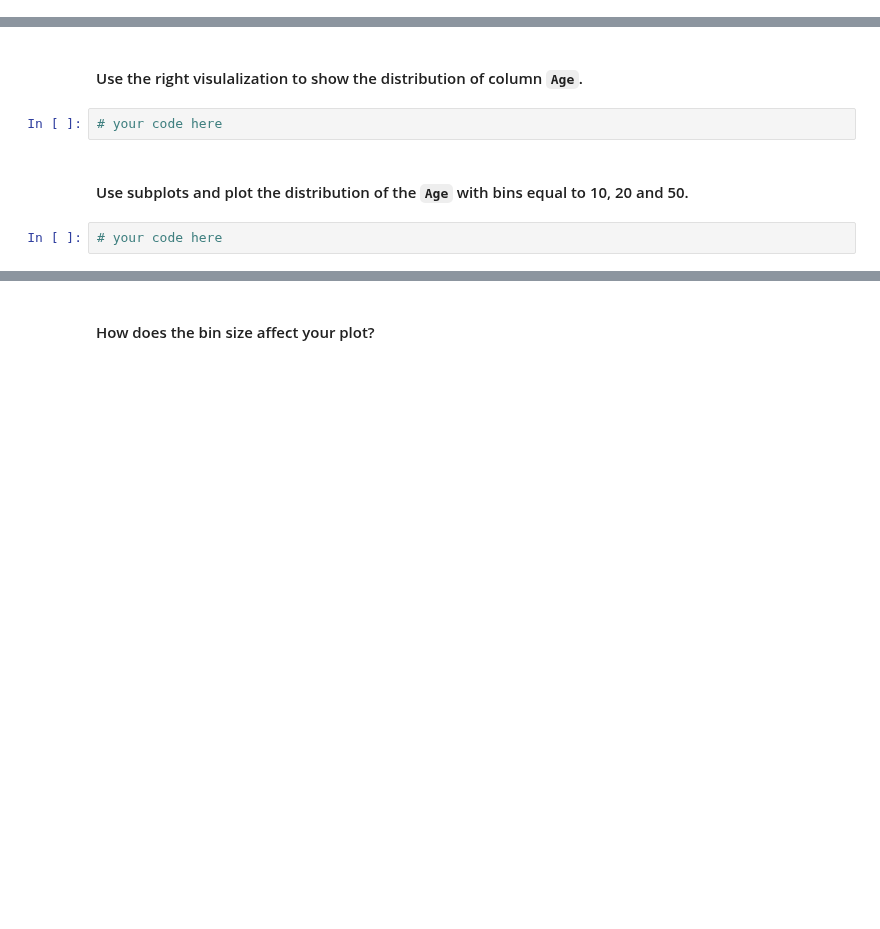
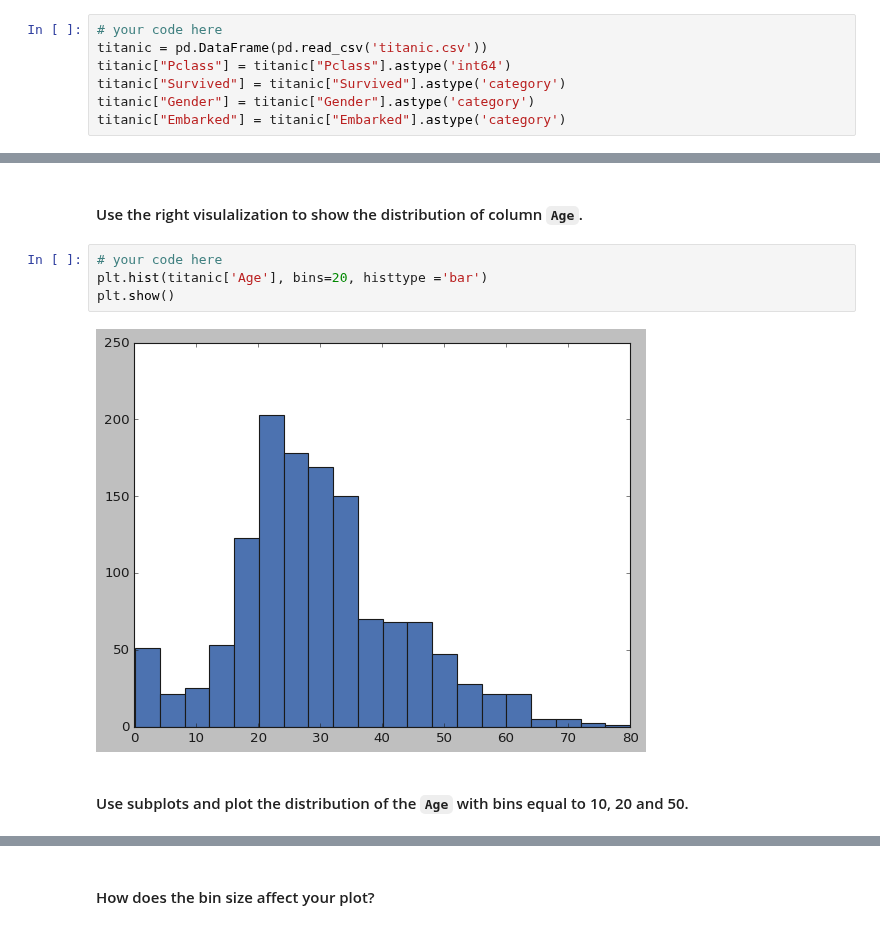
Before and after one commit to ta-data-lis/lab-matplotlib-seaborn, a Jupyter notebook: your-code/main.ipynb, the cells around one changed output, grey strips where cells are left out. Drawn from its saved outputs; the diff is of its cells as text; blank space fills up the shorter version.

```diff
--- a/your-code/main.ipynb
+++ b/your-code/main.ipynb
@@ -87,3 +131,10 @@ How the average number of steps change by month. Use the appropriate visualizati
+# %%
+# your code here
+titanic = pd.DataFrame(pd.read_csv('titanic.csv'))
+titanic["Pclass"] = titanic["Pclass"].astype('int64')
+titanic["Survived"] = titanic["Survived"].astype('category')
+titanic["Gender"] = titanic["Gender"].astype('category')
+titanic["Embarked"] = titanic["Embarked"].astype('category')
 # %% [markdown]
 #### Explore the titanic dataset using Pandas dtypes.
 # %%
@@ -105,8 +205,10 @@ How the average number of steps change by month. Use the appropriate visualizati
 # %% [markdown]
 #### Use the right visulalization to show the distribution of column `Age`.
-# %%
-# your code here
+# %%
+# your code here
+plt.hist(titanic['Age'], bins=20, histtype ='bar')
+plt.show()
+# %% [output]
+[figure, added]
 # %% [markdown]
 #### Use subplots and plot the distribution of the `Age`  with bins equal to 10, 20 and 50.
-# %%
-# your code here
```
Also changed, not shown: parts of 44 cells of this notebook.
